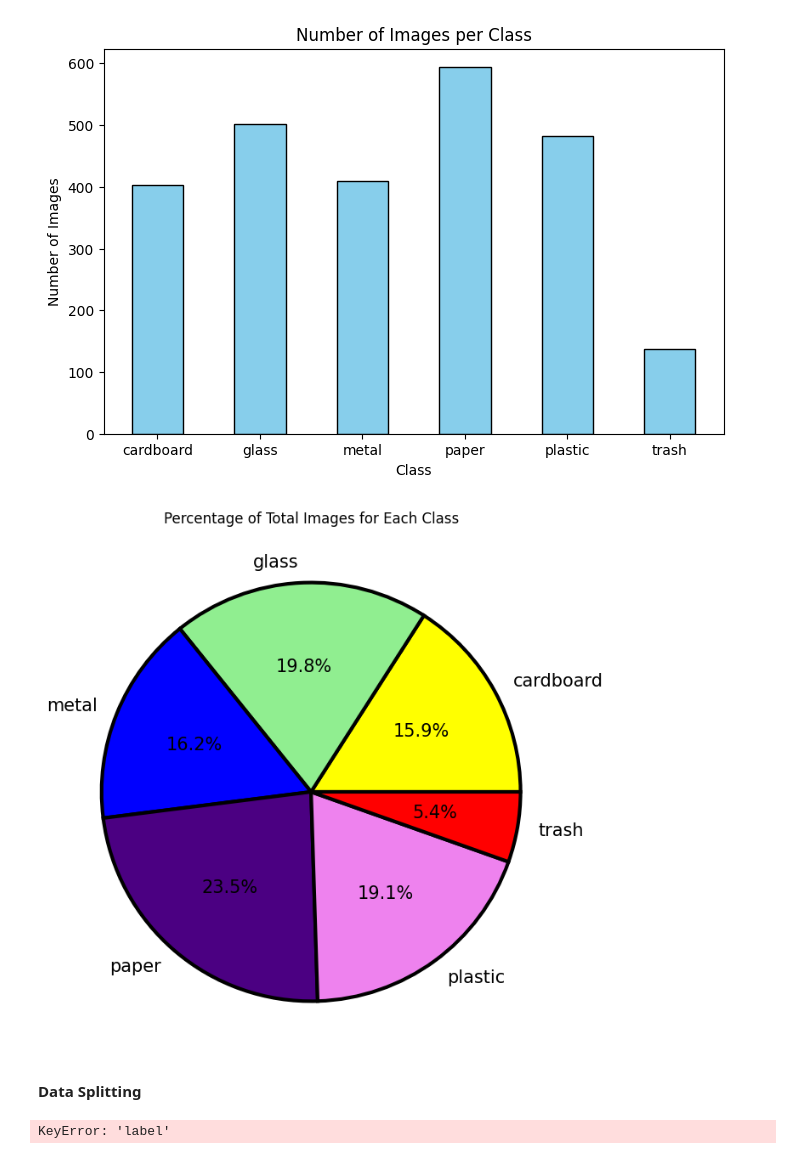
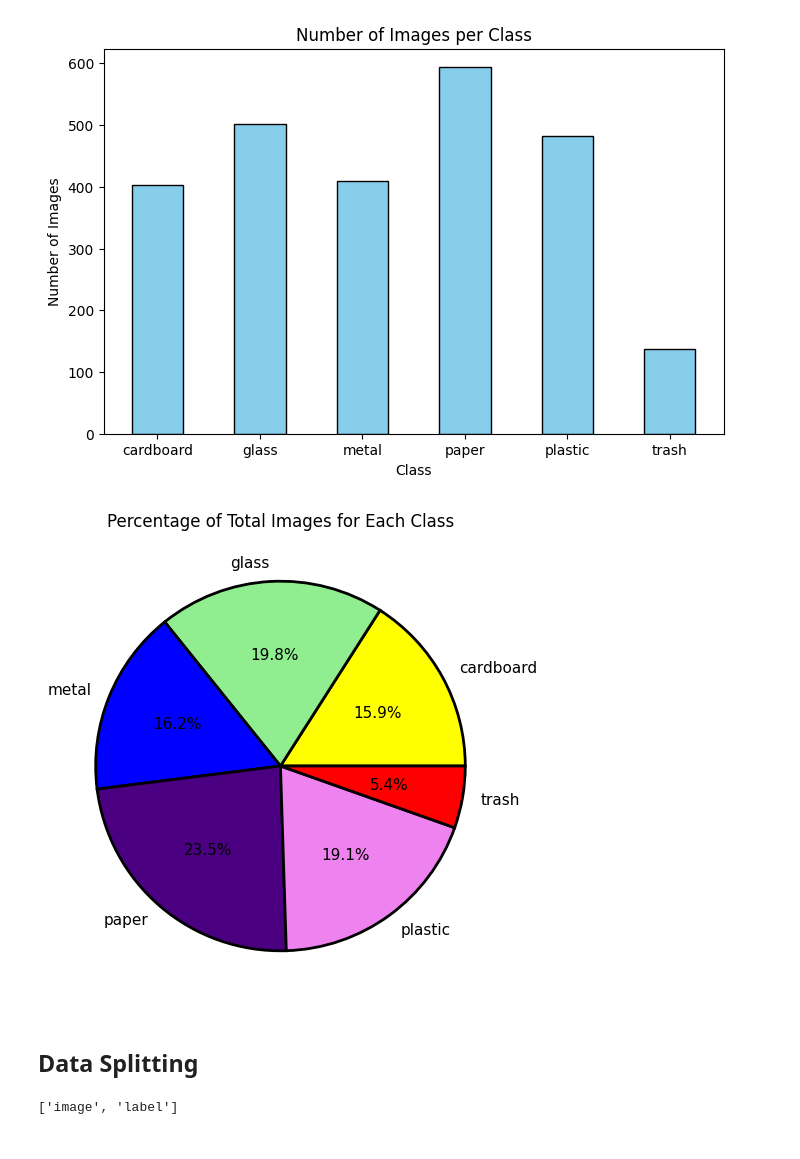
Before and after one commit to parasgodhani01/SmartWaste_Classification, a Jupyter notebook: Waste_Classification.ipynb, the cells around one changed output. Drawn from its saved outputs; the diff is of its cells as text; code cells hidden in the pictures.

Commit message:
Data Splitting And Augmentation

```diff
--- a/Waste_Classification.ipynb
+++ b/Waste_Classification.ipynb
@@ -208,23 +198,27 @@ plt.show()
 [figure]
 # %%
 # Plot pie chart
-textprops = {'fontsize':15 , }
-wedgeprops = {'linewidth':3 , 'width':1,'edgecolor':'k'}
+textprops = {'fontsize':11 , }
+wedgeprops = {'linewidth':2 , 'width':1,'edgecolor':'k'}
 
-plt.figure(figsize=(8, 8))
+plt.figure(figsize=(6,6))
 plt.pie(class_counts.values(),
         labels=class_counts.keys(),
         autopct='%1.1f%%',
         colors=['yellow','lightgreen','blue','indigo','violet','red'],
         textprops=textprops,
         wedgeprops=wedgeprops
         )
 plt.title("Percentage of Total Images for Each Class")
 plt.show()
 # %% [output]
-[figure, old version]
+[figure, new version]
 # %% [markdown]
-**Data Splitting**
+## **Data Splitting**
+# %%
+dataset.column_names
+# %% [output]
+['image', 'label']
 # %%
 # Initialize an empty list to store image information and their respective labels
 data = []
@@ -240,8 +234,3 @@ for item in dataset:
 
 # Convert the collected data into a DataFrame
 df = pd.DataFrame(data, columns=['image', 'label'])
-
-# Display the first few entries of the DataFrame
-print(df.head())
-# %% [output]
-KeyError: 'label'
```
Also changed, not shown: parts of 21 cells of this notebook.
